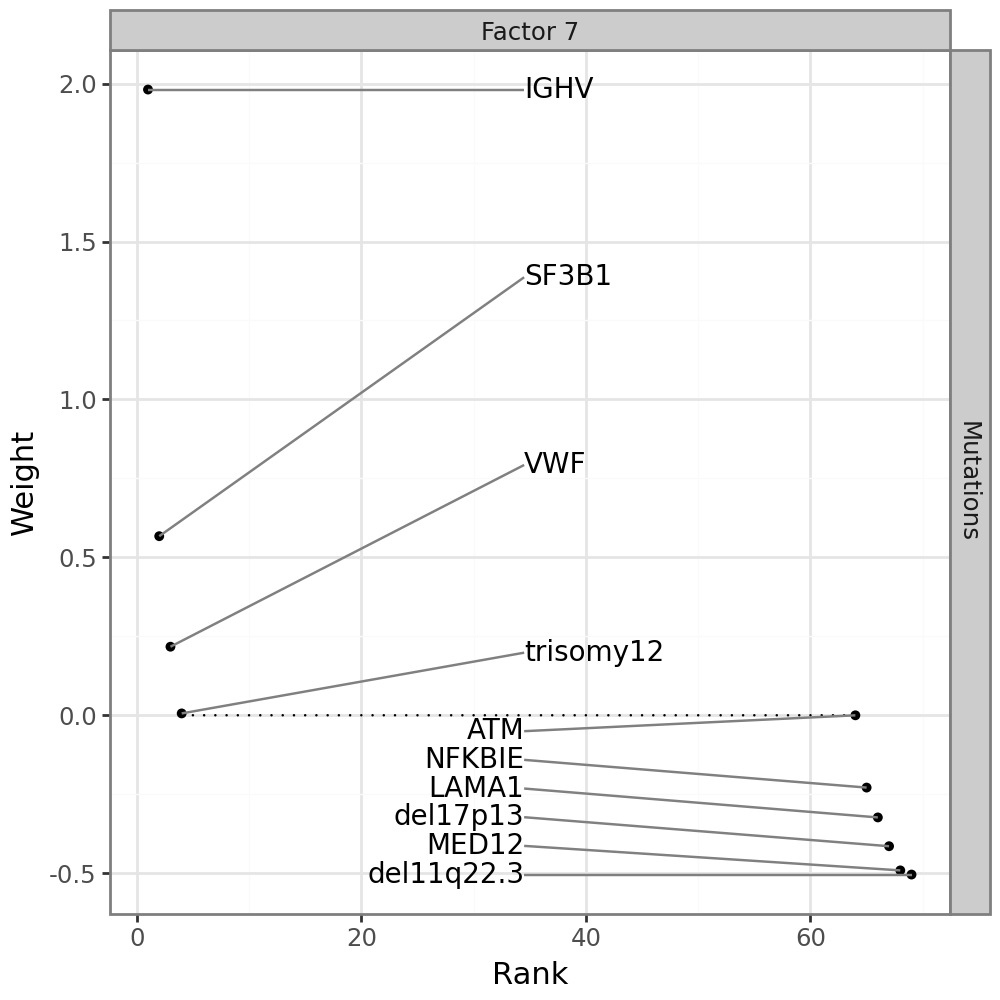
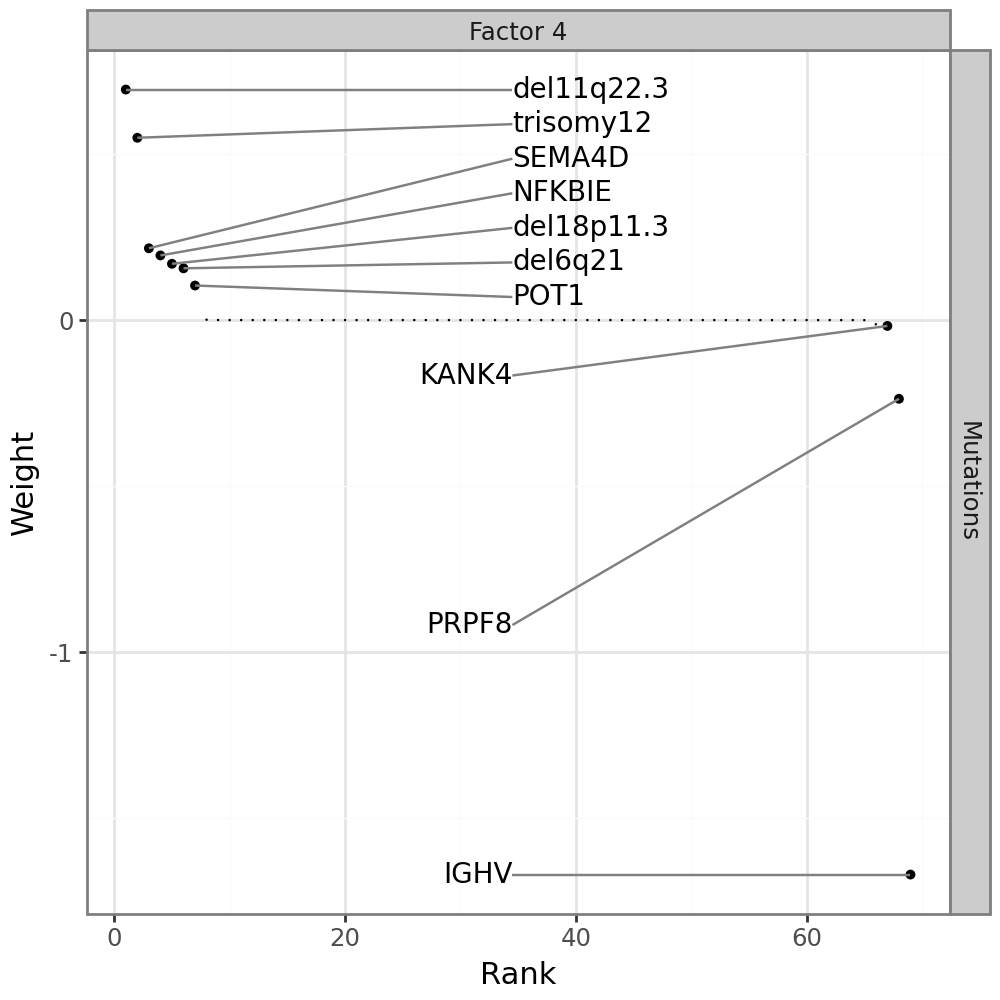
The change to this notebook cell's code, shown as a diff; its figure went from the first image to the second:
--- before
+++ after
@@ -1 +1 @@
-mfl.pl.weights(model, n_features=10, views="Mutations", factors=7, figsize=(5, 5))
+mfl.pl.weights(model, n_features=10, views="Mutations", factors=4, figsize=(5, 5))

Commit: update docs notebooks to make them reproducible with the current code